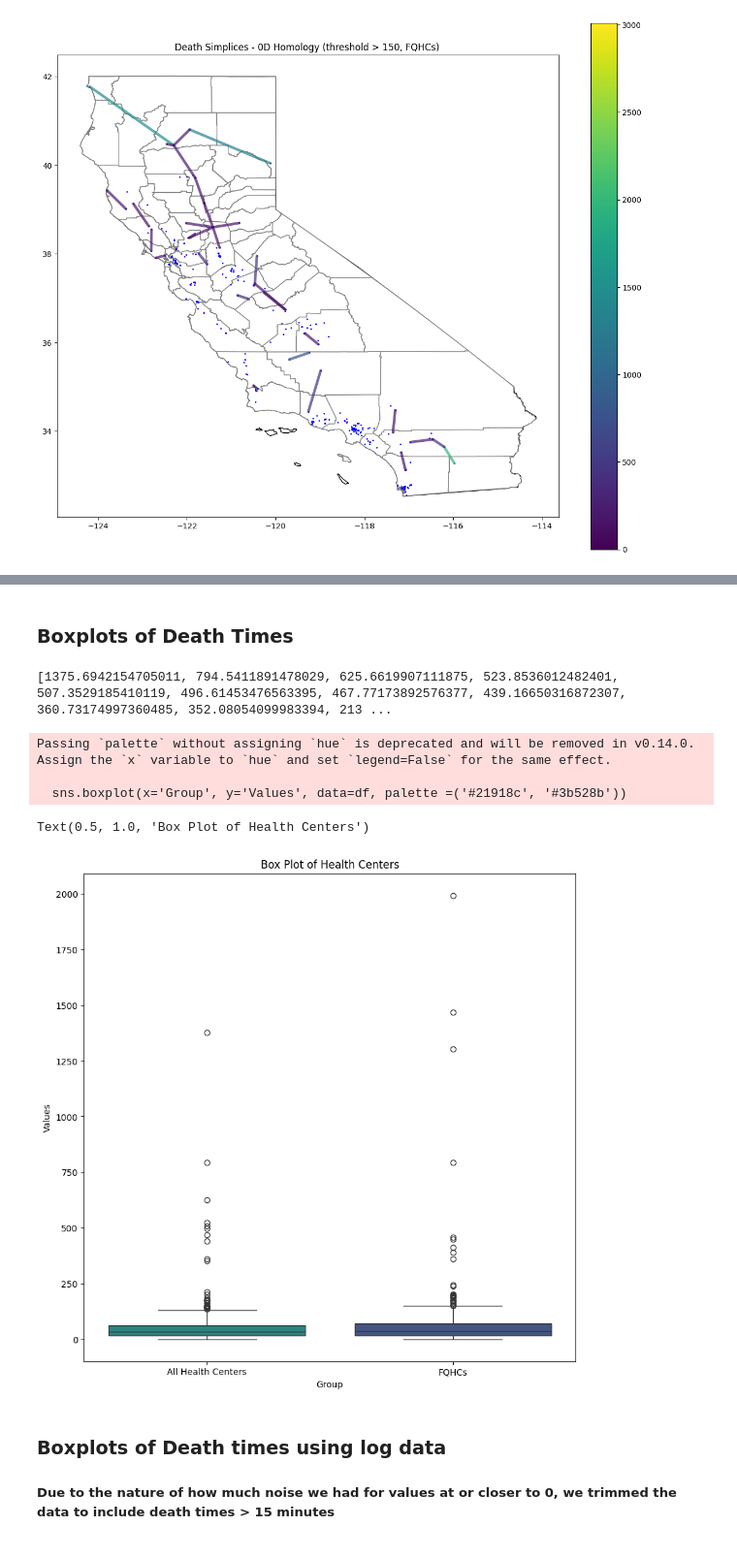
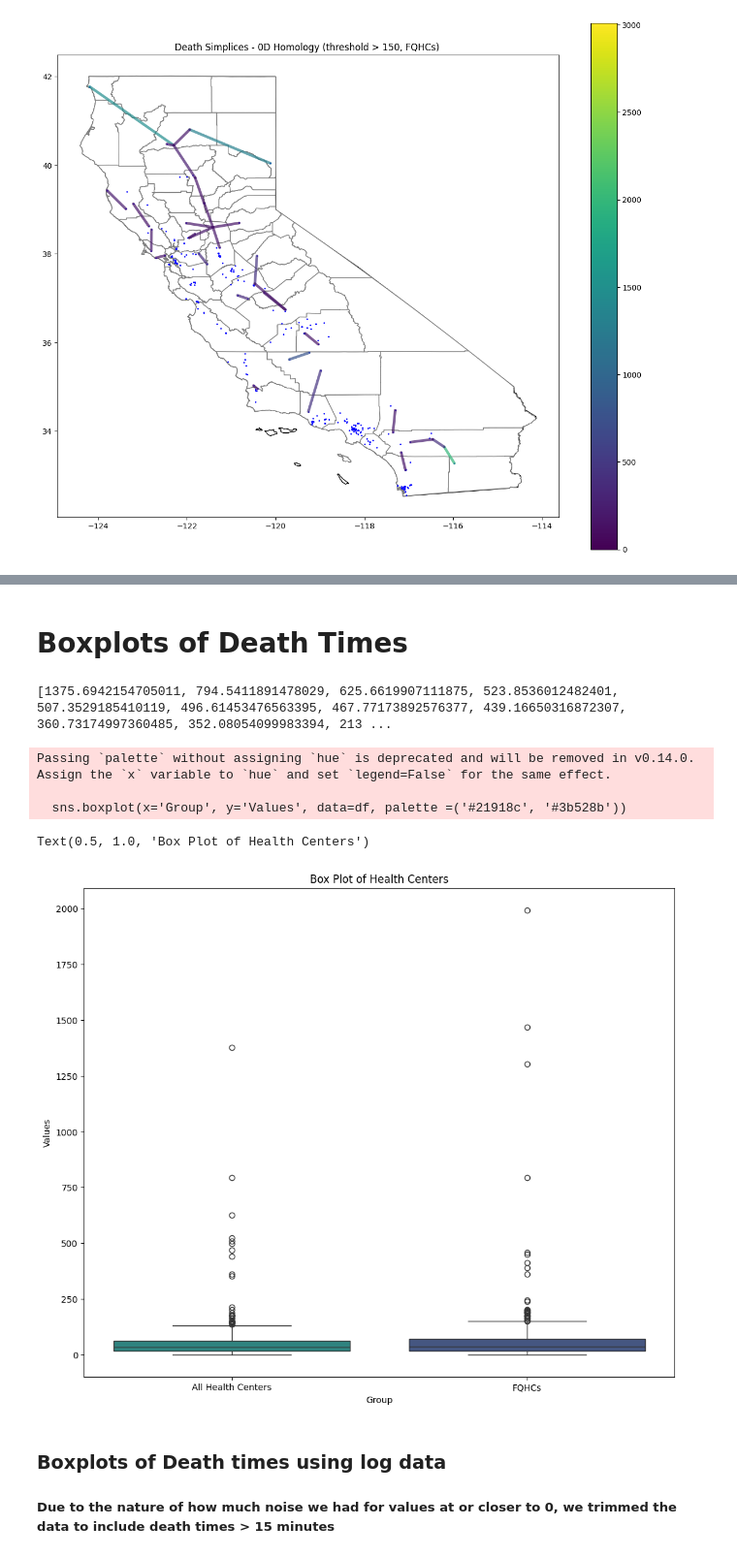
Before and after one commit to deniseg20/MSRIUP_TDA_Healthcare_Accessibility, a Jupyter notebook: persistent_homology/pd_computations/ph_computations_unweighted.ipynb, the cells around one changed output, grey strips where cells are left out. Shown at 97% size. Cells and saved outputs as stored; diff of their text form; code cells hidden in the pictures.

Commit message:
uploading images
uploading resized images

```diff
--- a/persistent_homology/pd_computations/ph_computations_unweighted.ipynb
+++ b/persistent_homology/pd_computations/ph_computations_unweighted.ipynb
@@ -697,3 +686,5 @@ After mean filter: 5 death simplices remain
+# %% [markdown]
+# Boxplots of Death Times
 # %%
 # Ueisng a different method
 '''converting matrices to array '''
@@ -706,34 +697,33 @@ death_fqhc = [death for dim, (birth, death) in ph_fqhc
             if dim == 0 and birth == 0 and death != float('inf')]
 death_fqhc_array = np.asarray(death_fqhc)
 np.save('death_times_0d_fqhc.npy', death_fqhc_array)
-# %% [markdown]
-### Boxplots of Death Times
 # %%
 # creating box plot for the distribution of death simplices in 0D and 1D
 import seaborn as sns
 import math
 #viri_colors = sns.color_palette('viridis',2)
 
 #plt.boxplot(distance_matrix_all)
 #plt.title('Boxplot of all health centers')
 
 print(death_all)
 # combining with seaborn,
 df = pd.DataFrame({
     'Values': np.concatenate([death_all, death_fqhc]),
     'Group': ['All Health Centers'] * len(death_all) + ['FQHCs'] * len(death_fqhc)
 })
 
 # Plotting the combined boxplot
+fix, ax = plt.subplots(figsize=(12, 10))
 sns.boxplot(x='Group', y='Values', data=df, palette =('#21918c', '#3b528b'))
 plt.title("Box Plot of Health Centers")
 # %% [output]
 [1375.6942154705011, 794.5411891478029, 625.6619907111875, 523.8536012482401, 507.3529185410119, 496.61453476563395, 467.77173892576377, 439.16650316872307, 360.73174997360485, 352.08054099983394, 213 ...
 Passing `palette` without assigning `hue` is deprecated and will be removed in v0.14.0. Assign the `x` variable to `hue` and set `legend=False` for the same effect.
 
   sns.boxplot(x='Group', y='Values', data=df, palette =('#21918c', '#3b528b'))
 Text(0.5, 1.0, 'Box Plot of Health Centers')
-[figure, old version]
+[figure, new version]
 # %% [markdown]
 ### Boxplots of Death times using log data
 ##### Due to the nature of how much noise we had for values at or closer to 0, we trimmed the data to include death times > 15 minutes
```
Also changed, not shown: parts of 20 cells of this notebook, 2 other files.
